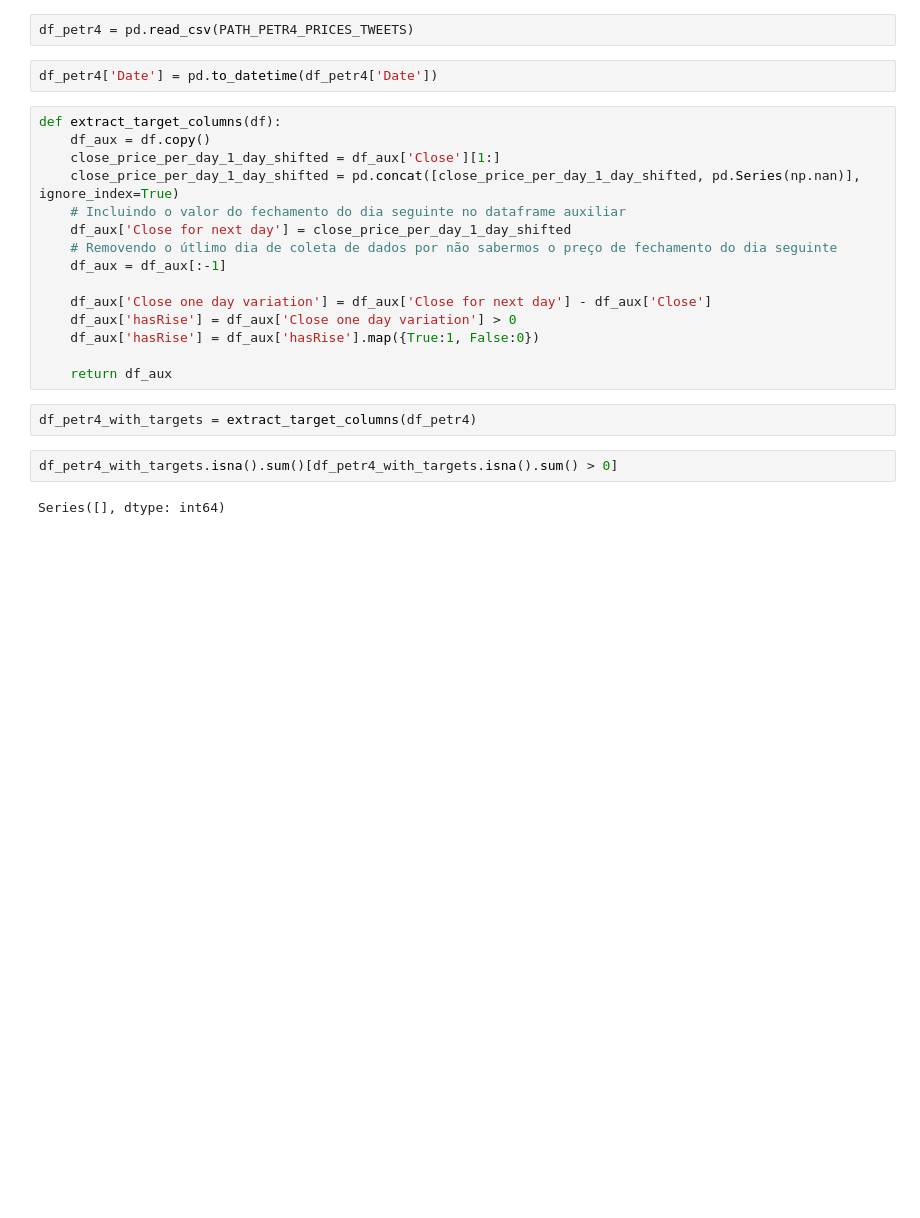
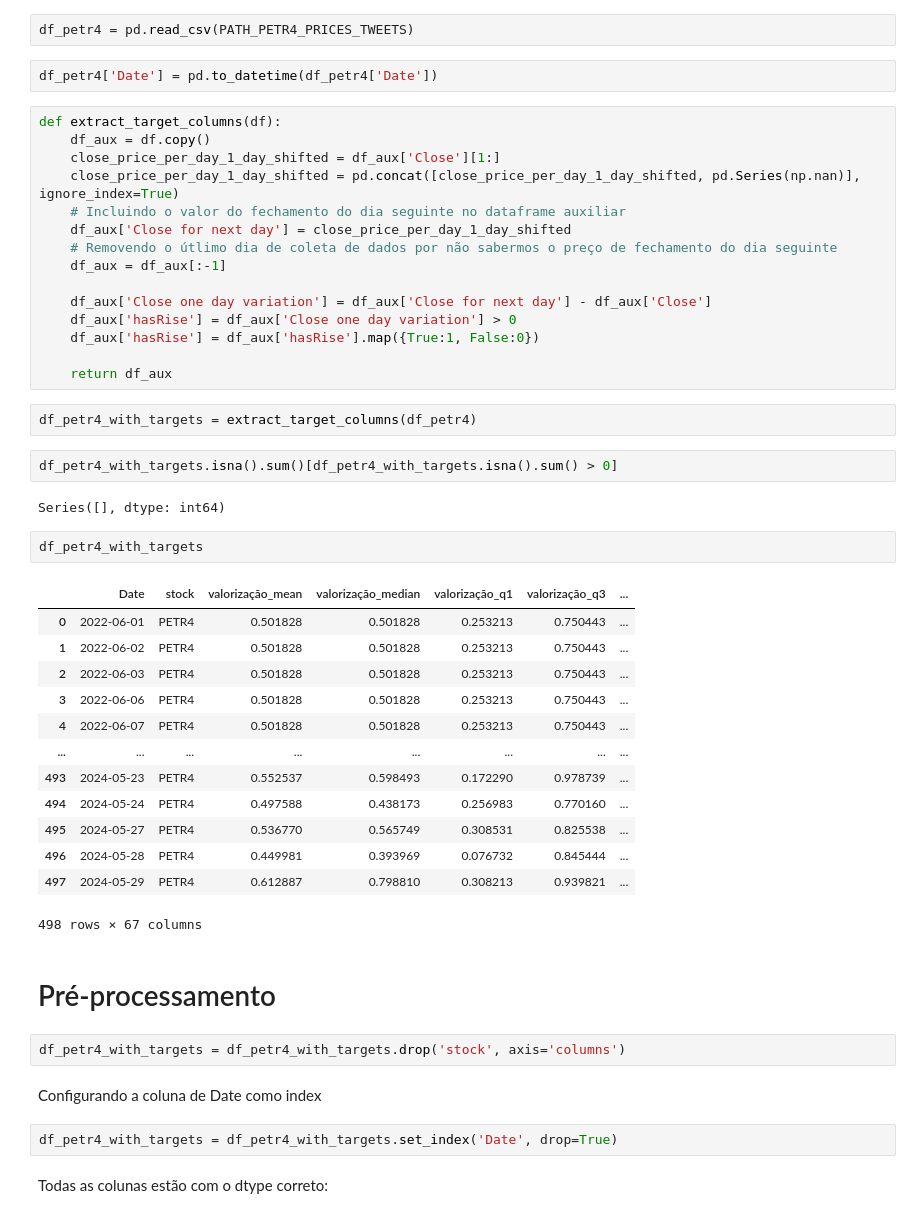
Before and after one commit to jcfl1/Stock-Prices-Prediction, a Jupyter notebook: xgboost.ipynb, the cells around one changed output. Cells and saved outputs as stored; diff of their text form; blank space fills up the shorter version.

```diff
--- a/xgboost.ipynb
+++ b/xgboost.ipynb
@@ -32,3 +32,29 @@ df_petr4_with_targets = extract_target_columns(df_petr4)
 df_petr4_with_targets.isna().sum()[df_petr4_with_targets.isna().sum() > 0]
 # %% [output]
 Series([], dtype: int64)
+# %%
+df_petr4_with_targets
+# %% [output]
+|  | Date | stock | valorização_mean | valorização_median | valorização_q1 | valorização_q3 | ... |
+| 0 | 2022-06-01 | PETR4 | 0.501828 | 0.501828 | 0.253213 | 0.750443 | ... |
+| 1 | 2022-06-02 | PETR4 | 0.501828 | 0.501828 | 0.253213 | 0.750443 | ... |
+| 2 | 2022-06-03 | PETR4 | 0.501828 | 0.501828 | 0.253213 | 0.750443 | ... |
+| 3 | 2022-06-06 | PETR4 | 0.501828 | 0.501828 | 0.253213 | 0.750443 | ... |
+| 4 | 2022-06-07 | PETR4 | 0.501828 | 0.501828 | 0.253213 | 0.750443 | ... |
+| ... | ... | ... | ... | ... | ... | ... | ... |
+| 493 | 2024-05-23 | PETR4 | 0.552537 | 0.598493 | 0.172290 | 0.978739 | ... |
+| 494 | 2024-05-24 | PETR4 | 0.497588 | 0.438173 | 0.256983 | 0.770160 | ... |
+| 495 | 2024-05-27 | PETR4 | 0.536770 | 0.565749 | 0.308531 | 0.825538 | ... |
+| 496 | 2024-05-28 | PETR4 | 0.449981 | 0.393969 | 0.076732 | 0.845444 | ... |
+| 497 | 2024-05-29 | PETR4 | 0.612887 | 0.798810 | 0.308213 | 0.939821 | ... |
+498 rows × 67 columns
+# %% [markdown]
+# Pré-processamento
+# %%
+df_petr4_with_targets = df_petr4_with_targets.drop('stock', axis='columns')
+# %% [markdown]
+Configurando a coluna de Date como index
+# %%
+df_petr4_with_targets = df_petr4_with_targets.set_index('Date', drop=True)
+# %% [markdown]
+Todas as colunas estão com o dtype correto:
```
Also changed, not shown: parts of 11 cells of this notebook.
